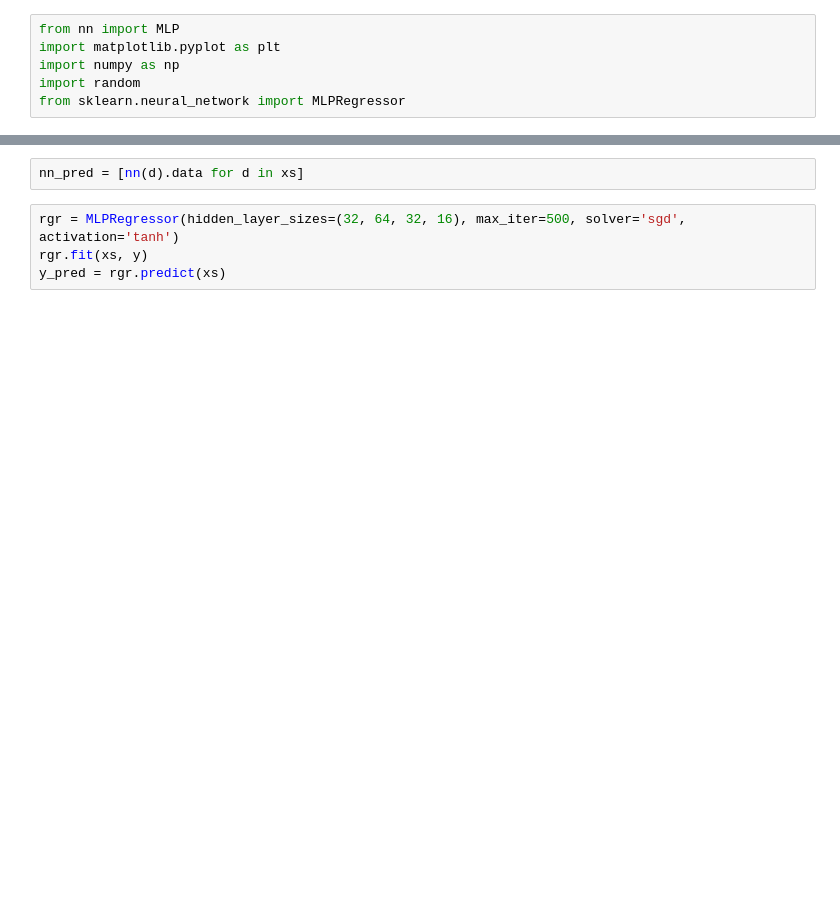
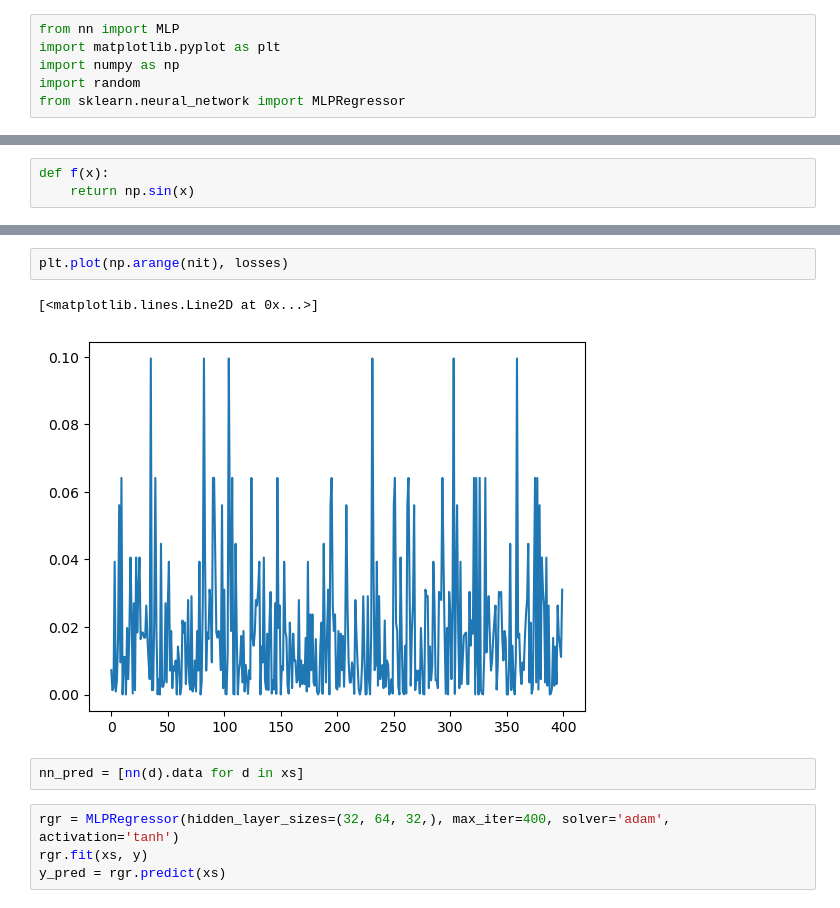
Before and after one commit to nerrma/mugrad, a Jupyter notebook: micrograd_py/playground.ipynb, the cells around one changed output, grey strips where cells are left out. Cells and saved outputs as stored; diff of their text form; blank space fills up the shorter version.

```diff
--- a/micrograd_py/playground.ipynb
+++ b/micrograd_py/playground.ipynb
@@ -10 +10,4 @@ np.random.seed(42)
+# %%
+def f(x):
+    return np.sin(x)
 # %%
@@ -53,7 +80,12 @@ iter 490: loss 2.690242458713066
+# %%
+plt.plot(np.arange(nit), losses)
+# %% [output]
+[<matplotlib.lines.Line2D at 0x...>]
+[figure, added]
 # %%
 nn_pred = [nn(d).data for d in xs]
 # %%
-rgr = MLPRegressor(hidden_layer_sizes=(32, 64, 32, 16), max_iter=500, solver='sgd', activation='tanh')
+rgr = MLPRegressor(hidden_layer_sizes=(32, 64, 32,), max_iter=400, solver='adam', activation='tanh')
 rgr.fit(xs, y)
 y_pred = rgr.predict(xs)
 # %%
```
Also changed, not shown: parts of 5 cells of this notebook, 1 other file.
